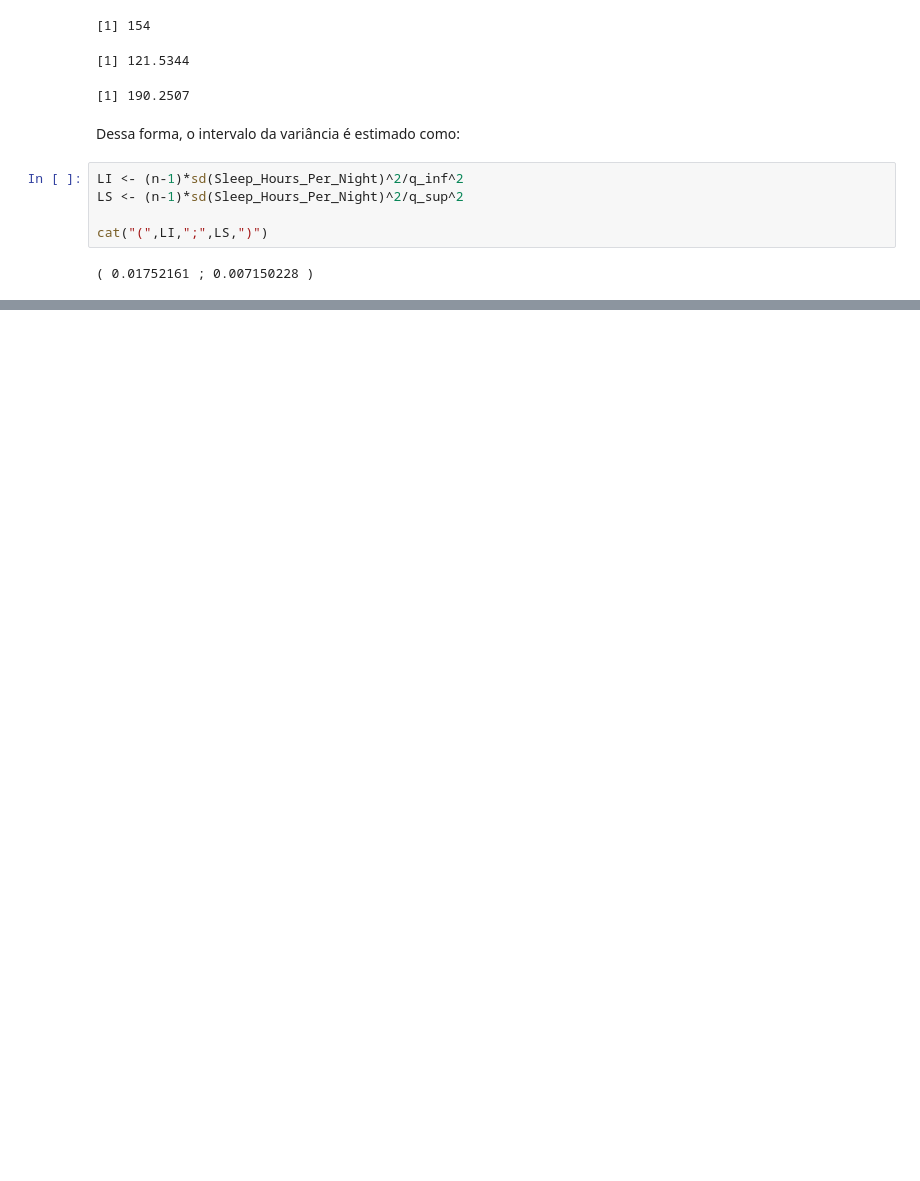
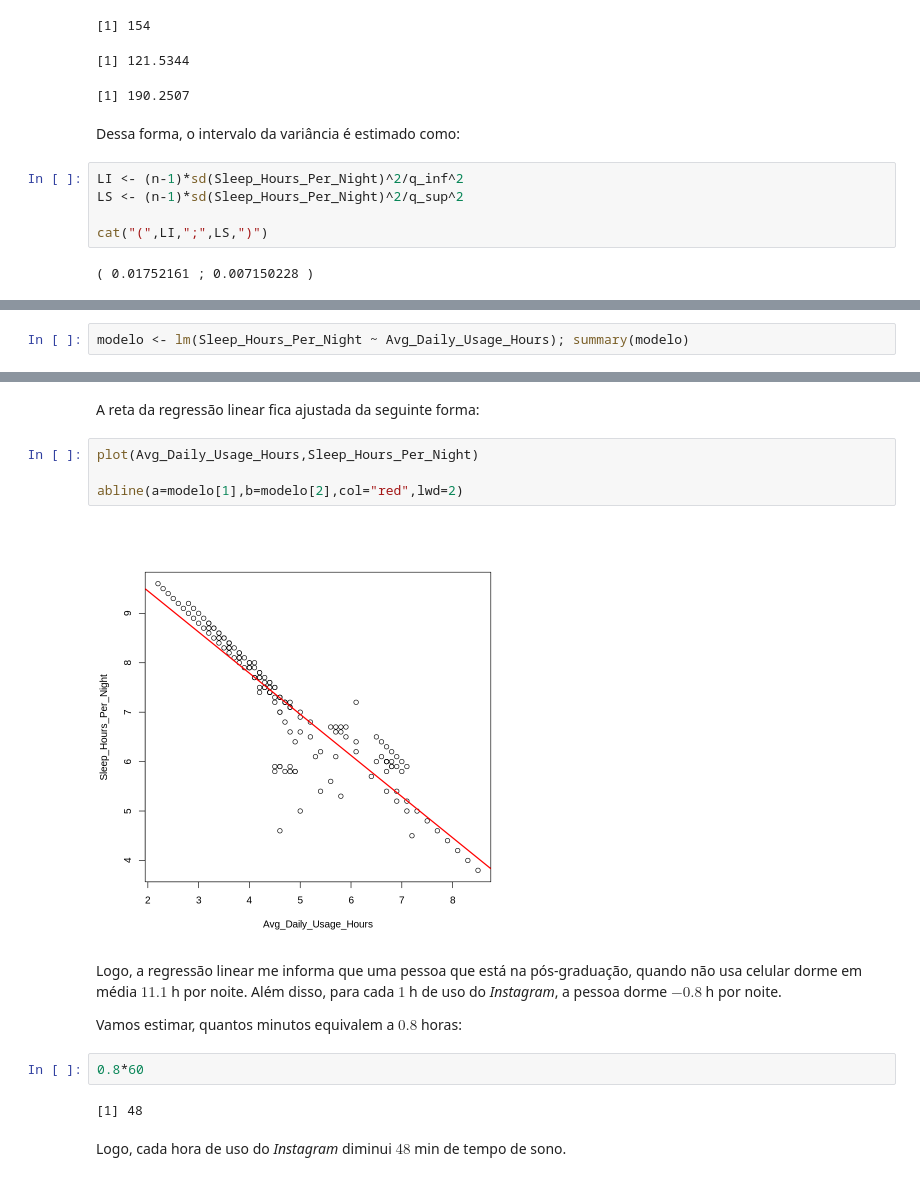
Before and after one commit to a-brhian/Probabilidade_e_Estatistica, a Jupyter notebook: Intervalo_de_confiança,_correlação_e_regressão.ipynb, the cells around one changed output, grey strips where cells are left out. Cells and saved outputs as stored; diff of their text form; blank space fills up the shorter version.

```diff
--- a/Intervalo_de_confiança,_correlação_e_regressão.ipynb
+++ b/Intervalo_de_confiança,_correlação_e_regressão.ipynb
@@ -195,0 +230,2 @@ cat("(",LI,";",LS,")")
+# %%
+modelo <- lm(Sleep_Hours_Per_Night ~ Avg_Daily_Usage_Hours); summary(modelo)
@@ -195,0 +250,18 @@ cat("(",LI,";",LS,")")
+# %% [markdown]
+A reta da regressão linear fica ajustada da seguinte forma:
+# %%
+plot(Avg_Daily_Usage_Hours,Sleep_Hours_Per_Night)
+
+abline(a=modelo[1],b=modelo[2],col="red",lwd=2)
+# %% [output]
+[figure, added]
+# %% [markdown]
+Logo, a regressão linear me informa que uma pessoa que está na pós-graduação, quando não usa celular dorme em média $11.1$ h por noite. Além disso, para cada $1$ h de uso do *Instagram*, a pessoa dorme $-0.8$ h por noite.
+
+Vamos estimar, quantos minutos equivalem a $0.8$ horas:
+# %%
+0.8*60
+# %% [output]
+[1] 48
+# %% [markdown]
+Logo, cada hora de uso do *Instagram* diminui $48$ min de tempo de sono.
```
Also changed, not shown: parts of 7 cells of this notebook.
